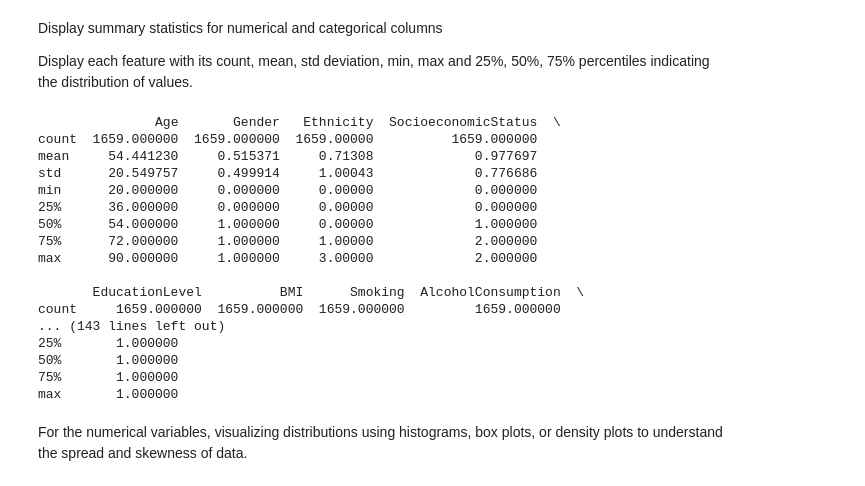
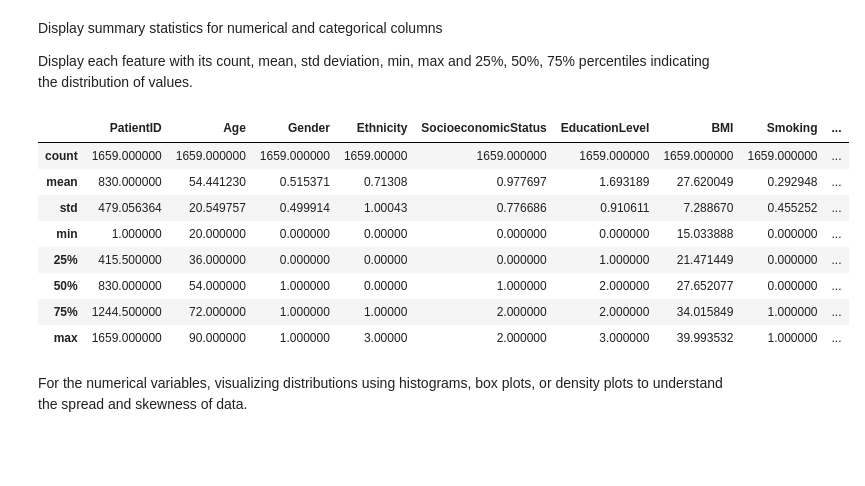
Before and after one commit to anjali-deshpande-hub/chronic_kidney_disease, a Jupyter notebook: src/CKD.ipynb, the cells around one changed output. Saved outputs shown, nothing was run; the diff lists cells and outputs as text; code cells hidden in the pictures; blank space fills up the shorter version.

```diff
--- a/src/CKD.ipynb
+++ b/src/CKD.ipynb
@@ -45,6 +27,3 @@ df.shape
 ## 1. Data Cleaning and Preprocessing
 # %% [markdown]
 Drop *PatientID* and *DoctorInCharge* columns since they don't provide any information.
-# %%
-# Display the summary statistics of the dataset
-df = df.drop(['PatientID', 'DoctorInCharge'], axis = 1)
@@ -61,27 +103,19 @@ Display each feature with its count, mean, std deviation, min, max and 25%, 50%,
 # %%
 
 # Display all columns
 pd.set_option('display.max_columns', None)  # None means unlimited
 pd.set_option('display.width', None)  # None means unlimited width
-print(df.describe(include='all'))
+df.describe(exclude=None)
 # %% [output]
-               Age       Gender   Ethnicity  SocioeconomicStatus  \
-count  1659.000000  1659.000000  1659.00000          1659.000000
-mean     54.441230     0.515371     0.71308             0.977697
-std      20.549757     0.499914     1.00043             0.776686
-min      20.000000     0.000000     0.00000             0.000000
-25%      36.000000     0.000000     0.00000             0.000000
-50%      54.000000     1.000000     0.00000             1.000000
-75%      72.000000     1.000000     1.00000             2.000000
-max      90.000000     1.000000     3.00000             2.000000
-
-       EducationLevel          BMI      Smoking  AlcoholConsumption  \
-count     1659.000000  1659.000000  1659.000000         1659.000000
-... (143 lines left out)
-25%       1.000000
-50%       1.000000
-75%       1.000000
-max       1.000000
+|  | PatientID | Age | Gender | Ethnicity | SocioeconomicStatus | EducationLevel | BMI | Smoking | ... |
+| count | 1659.000000 | 1659.000000 | 1659.000000 | 1659.00000 | 1659.000000 | 1659.000000 | 1659.000000 | 1659.000000 | ... |
+| mean | 830.000000 | 54.441230 | 0.515371 | 0.71308 | 0.977697 | 1.693189 | 27.620049 | 0.292948 | ... |
+| std | 479.056364 | 20.549757 | 0.499914 | 1.00043 | 0.776686 | 0.910611 | 7.288670 | 0.455252 | ... |
+| min | 1.000000 | 20.000000 | 0.000000 | 0.00000 | 0.000000 | 0.000000 | 15.033888 | 0.000000 | ... |
+| 25% | 415.500000 | 36.000000 | 0.000000 | 0.00000 | 0.000000 | 1.000000 | 21.471449 | 0.000000 | ... |
+| 50% | 830.000000 | 54.000000 | 1.000000 | 0.00000 | 1.000000 | 2.000000 | 27.652077 | 0.000000 | ... |
+| 75% | 1244.500000 | 72.000000 | 1.000000 | 1.00000 | 2.000000 | 2.000000 | 34.015849 | 1.000000 | ... |
+| max | 1659.000000 | 90.000000 | 1.000000 | 3.00000 | 2.000000 | 3.000000 | 39.993532 | 1.000000 | ... |
 # %% [markdown]
 For the numerical variables, visualizing distributions using histograms, box plots, or density plots to understand the spread and skewness of data.
 # %%
```
Also changed, not shown: parts of 6 cells of this notebook.
